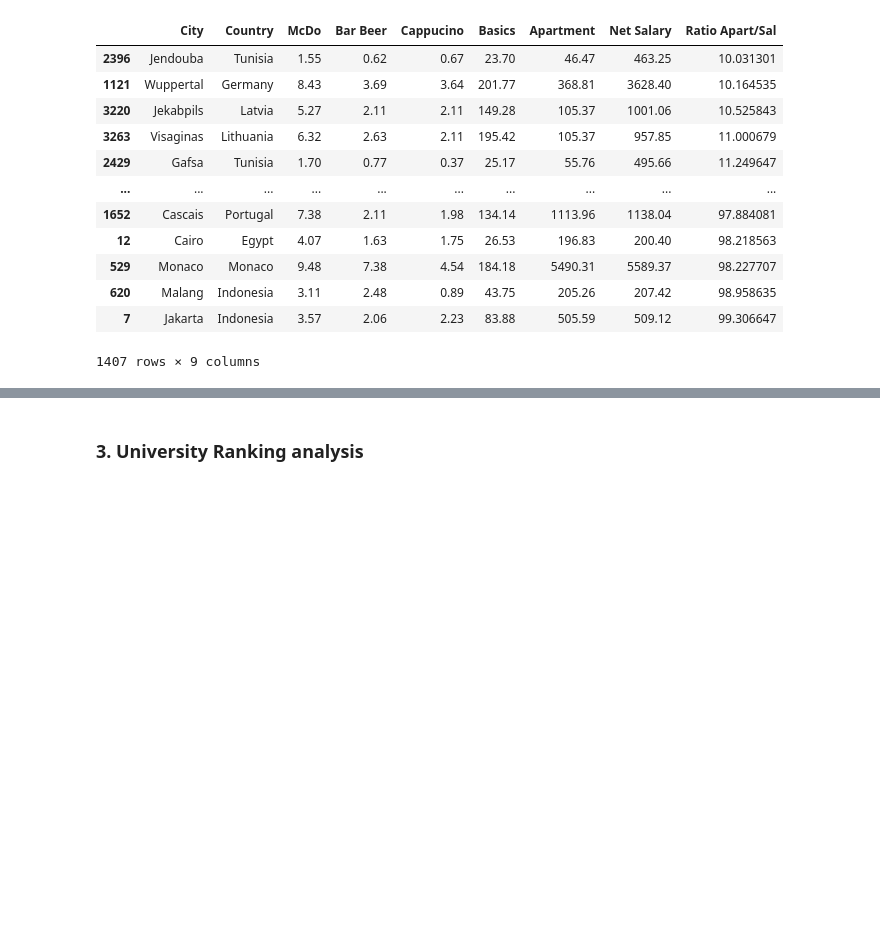
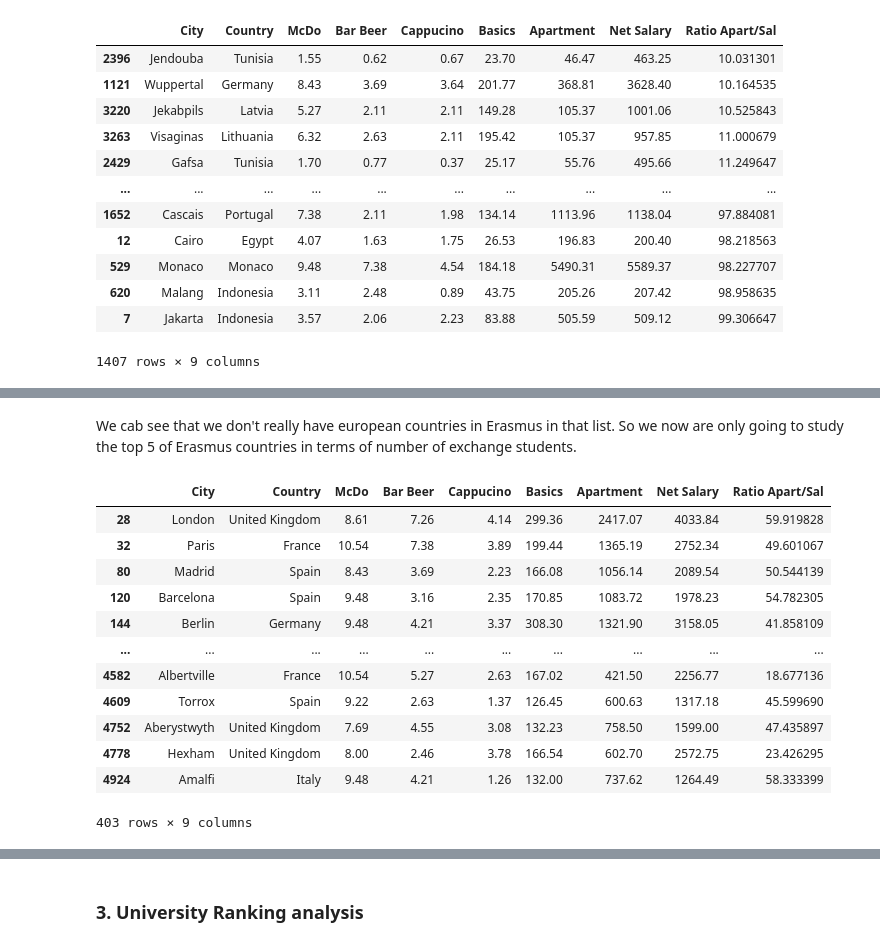
Before and after one commit to tatouti/DatabasePD, a Jupyter notebook: Erasmus_DataAnalysis.ipynb, the cells around one changed output, grey strips where cells are left out. Cells and saved outputs as stored; diff of their text form; code cells hidden in the pictures; blank space fills up the shorter version.

```diff
--- a/Erasmus_DataAnalysis.ipynb
+++ b/Erasmus_DataAnalysis.ipynb
@@ -550,2 +554,22 @@ cofRatio.sort_values(by='Ratio Apart/Sal',ascending=True)
+# %% [markdown]
+We cab see that we don't really have european countries in Erasmus in that list. So we now are only going to study the top 5 of Erasmus countries in terms of number of exchange students.
+# %%
+# Top 5 Erasmus country
+cofRatioTop5 = cofRatio[cofRatio['Country'].isin(topErasmusCountry)]
+cofRatioTop5
+# %% [output]
+|  | City | Country | McDo | Bar Beer | Cappucino | Basics | Apartment | Net Salary | Ratio Apart/Sal |
+| 28 | London | United Kingdom | 8.61 | 7.26 | 4.14 | 299.36 | 2417.07 | 4033.84 | 59.919828 |
+| 32 | Paris | France | 10.54 | 7.38 | 3.89 | 199.44 | 1365.19 | 2752.34 | 49.601067 |
+| 80 | Madrid | Spain | 8.43 | 3.69 | 2.23 | 166.08 | 1056.14 | 2089.54 | 50.544139 |
+| 120 | Barcelona | Spain | 9.48 | 3.16 | 2.35 | 170.85 | 1083.72 | 1978.23 | 54.782305 |
+| 144 | Berlin | Germany | 9.48 | 4.21 | 3.37 | 308.30 | 1321.90 | 3158.05 | 41.858109 |
+| ... | ... | ... | ... | ... | ... | ... | ... | ... | ... |
+| 4582 | Albertville | France | 10.54 | 5.27 | 2.63 | 167.02 | 421.50 | 2256.77 | 18.677136 |
+| 4609 | Torrox | Spain | 9.22 | 2.63 | 1.37 | 126.45 | 600.63 | 1317.18 | 45.599690 |
+| 4752 | Aberystwyth | United Kingdom | 7.69 | 4.55 | 3.08 | 132.23 | 758.50 | 1599.00 | 47.435897 |
+| 4778 | Hexham | United Kingdom | 8.00 | 2.46 | 3.78 | 166.54 | 602.70 | 2572.75 | 23.426295 |
+| 4924 | Amalfi | Italy | 9.48 | 4.21 | 1.26 | 132.00 | 737.62 | 1264.49 | 58.333399 |
+403 rows × 9 columns
 # %%
 # Per country
```
Also changed, not shown: parts of 9 cells of this notebook.
